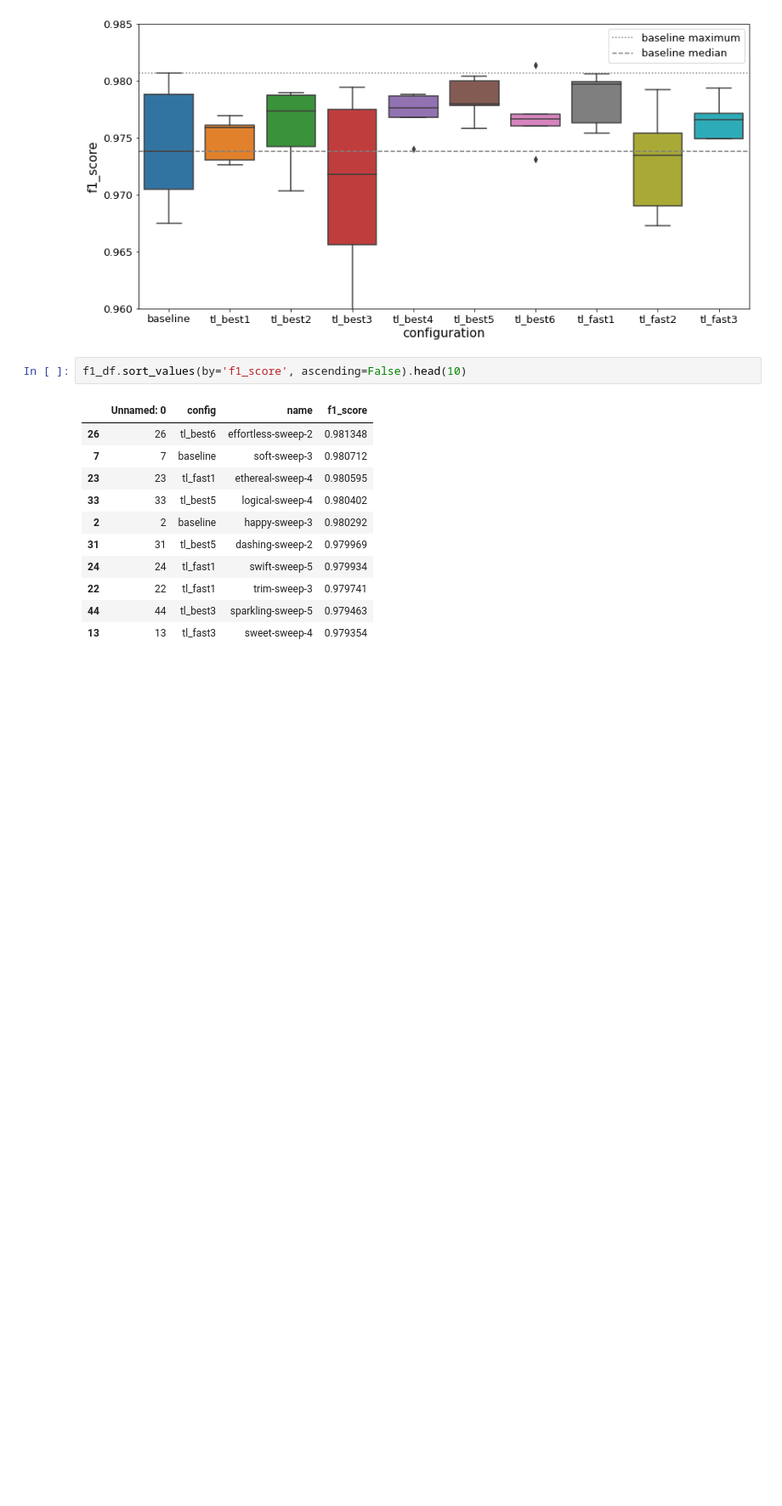
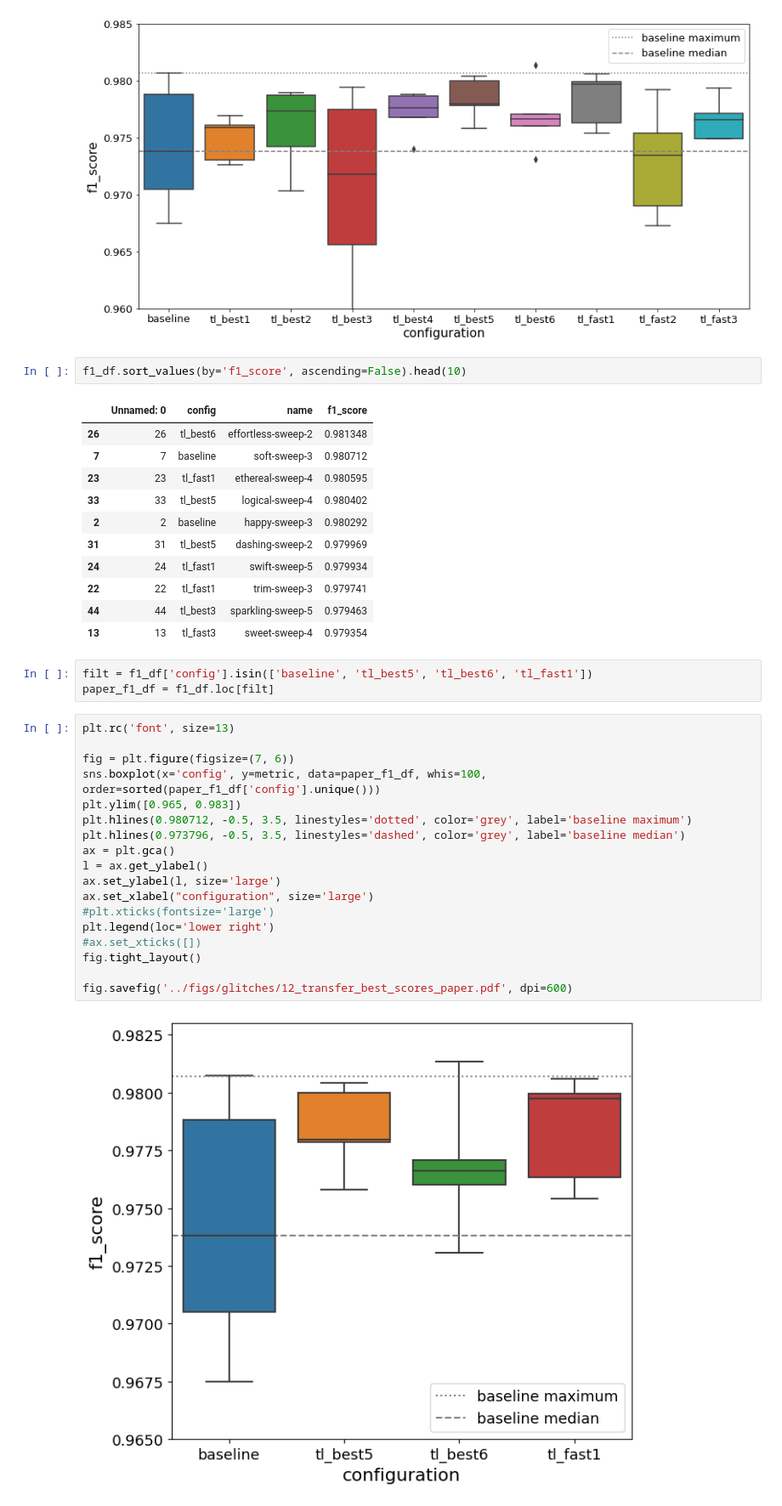
Before and after one commit to tttiago/GravitySpyClassifier, a Jupyter notebook: 12_compare_transfer_best.ipynb, the cells around one changed output. Shown at 85% size. Drawn from its saved outputs; the diff is of its cells as text; blank space fills up the shorter version.

Commit message:
Added paper figure.

```diff
--- a/12_compare_transfer_best.ipynb
+++ b/12_compare_transfer_best.ipynb
@@ -120,3 +120,26 @@ f1_df.sort_values(by='f1_score', ascending=False).head(10)
 | 22 | 22 | tl_fast1 | trim-sweep-3 | 0.979741 |
 | 44 | 44 | tl_best3 | sparkling-sweep-5 | 0.979463 |
 | 13 | 13 | tl_fast3 | sweet-sweep-4 | 0.979354 |
+# %%
+filt = f1_df['config'].isin(['baseline', 'tl_best5', 'tl_best6', 'tl_fast1'])
+paper_f1_df = f1_df.loc[filt]
+# %%
+plt.rc('font', size=13)
+
+fig = plt.figure(figsize=(7, 6))
+sns.boxplot(x='config', y=metric, data=paper_f1_df, whis=100, order=sorted(paper_f1_df['config'].unique()))
+plt.ylim([0.965, 0.983])
+plt.hlines(0.980712, -0.5, 3.5, linestyles='dotted', color='grey', label='baseline maximum')
+plt.hlines(0.973796, -0.5, 3.5, linestyles='dashed', color='grey', label='baseline median')
+ax = plt.gca()
+l = ax.get_ylabel()
+ax.set_ylabel(l, size='large')
+ax.set_xlabel("configuration", size='large')
+#plt.xticks(fontsize='large')
+plt.legend(loc='lower right')
+#ax.set_xticks([])
+fig.tight_layout()
+
+fig.savefig('../figs/glitches/12_transfer_best_scores_paper.pdf', dpi=600)
+# %% [output]
+[figure, added]
```
